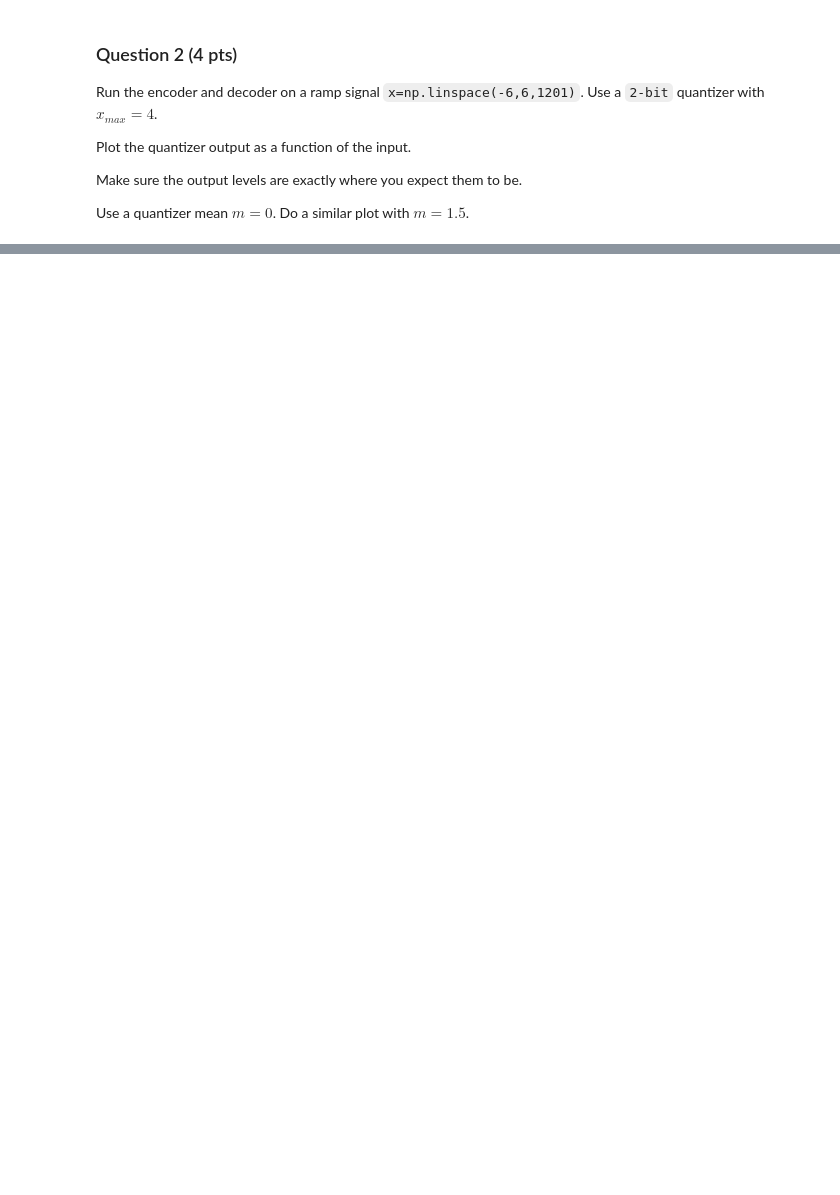
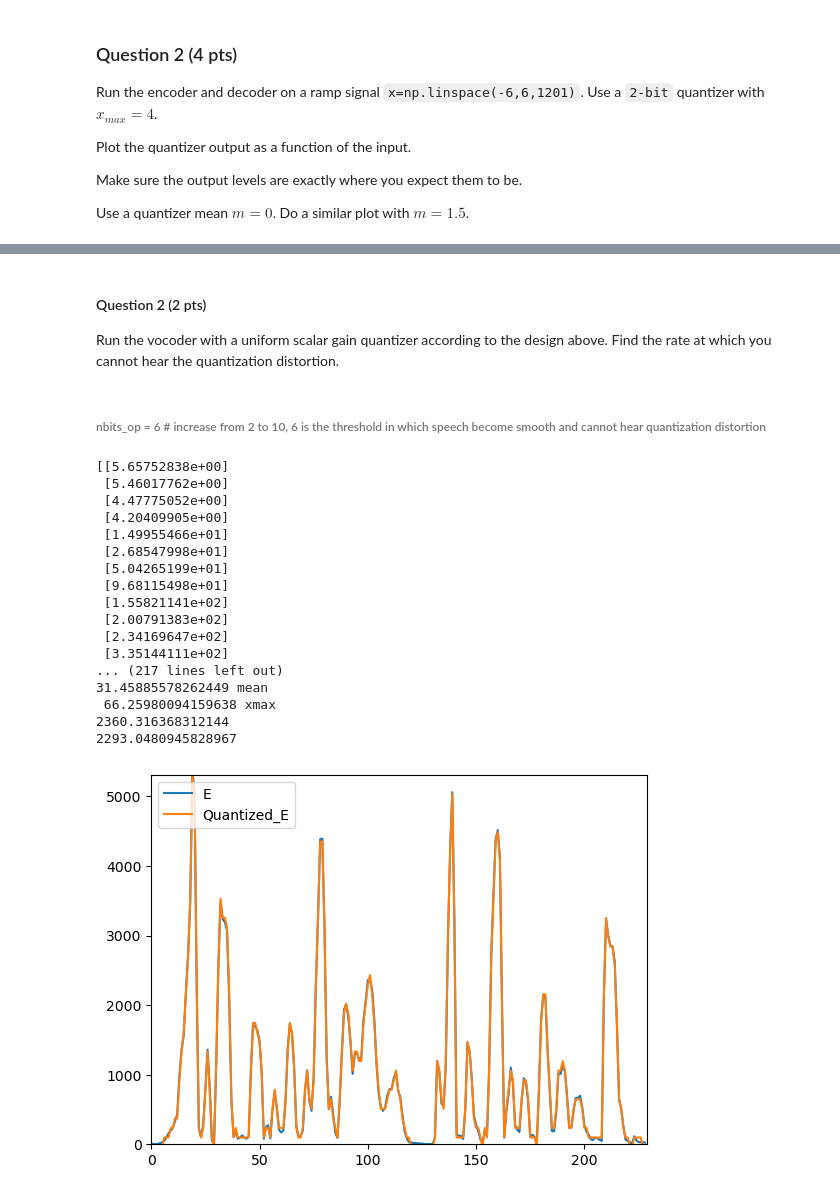
Before and after one commit to ChentingZ0/HangqChenting_speech_pro2, a Jupyter notebook: test.ipynb, the cells around one changed output, grey strips where cells are left out. Cells and saved outputs as stored; diff of their text form; code cells hidden in the pictures; blank space fills up the shorter version.

```diff
--- a/test.ipynb
+++ b/test.ipynb
@@ -35,6 +36,11 @@ assignment_file = "assignment2.pkl"
 data=read_assignment_file(assignment_file)
 # print(data,'check what is inside d')   # dict type
 print(data["speech8"],'check speech8' '\n', data["speech8"].shape, 'shape of speech8')
+
+def play_wav(x,fs):
+    sd.play(x.astype(np.int16),fs)
+
+play_wav(data['speech8'],8000)      # check speech8
 # %% [output]
 [[  1.60155162]
  [  2.62439824]
@@ -174,0 +360,57 @@ plt.show()
+# %% [markdown]
+#### Question 2 (2 pts)
+
+Run the vocoder with a uniform scalar gain quantizer according to the design above.
+Find the rate at which you cannot hear the quantization distortion.
+# %% [markdown]
+###### nbits_op = 6    # increase from 2 to 10, 6 is the threshold in which speech become smooth and cannot hear quantization distortion
+# %%
+nbits_op = 6    # increase from 2 to 10, 6 is the threshold
+# idx_E1 = sq_enc(E,n_bits,xmax_E,mean_E)   # quantize E with 2bits
+# outq_E1 = sq_dec(idx_E1, n_bits, xmax_E,mean_E)
+mean_E = np.mean(np.sqrt(E))
+xmax_E = np.max(np.sqrt(E)) - mean_E
+print(np.sqrt(E), 'shape of E')
+print(np.sqrt(mean_E),'mean','\n', np.sqrt(xmax_E),'xmax')
+idx_E_opt= sq_enc(np.sqrt(E),nbits_op,xmax_E,mean_E)   # quantize E with 6bits
+outq_E_opt = np.expand_dims(sq_dec(idx_E_opt, nbits_op, xmax_E,mean_E),axis=1)
+# expand dims so as to have the same dimension with E
+
+print(np.sqrt(E[100,0]))
+print(outq_E_opt[100,0])
+
+plt.figure()
+line1, = plt.plot(np.sqrt(E[:,0]))
+line2, = plt.plot(outq_E_opt[:,0])
+plt.legend([line1, line2], ["E", "Quantized_E"], loc='upper left')
+plt.xlim(0,len(np.sqrt(outq_E_opt[:,0])))
+plt.ylim(0,np.max(outq_E_opt))
+plt.show()
+
+# play the reconstructed speech
+output_E_original = synthesis4(E, ZC, V, A, P, ulen)
+output_sig = synthesis4(outq_E_opt, ZC, V, A, P, ulen)
+
+fs = 8000
+# play_wav(input_sig,fs)   # original speech
+# play_wav(output_E_original, fs)
+play_wav(output_sig, fs)
+# %% [output]
+[[5.65752838e+00]
+ [5.46017762e+00]
+ [4.47775052e+00]
+ [4.20409905e+00]
+ [1.49955466e+01]
+ [2.68547998e+01]
+ [5.04265199e+01]
+ [9.68115498e+01]
+ [1.55821141e+02]
+ [2.00791383e+02]
+ [2.34169647e+02]
+ [3.35144111e+02]
+... (217 lines left out)
+31.45885578262449 mean
+ 66.25980094159638 xmax
+2360.316368312144
+2293.0480945828967
+[figure, added]
```
Also changed, not shown: parts of 16 cells of this notebook, 1 other file.
